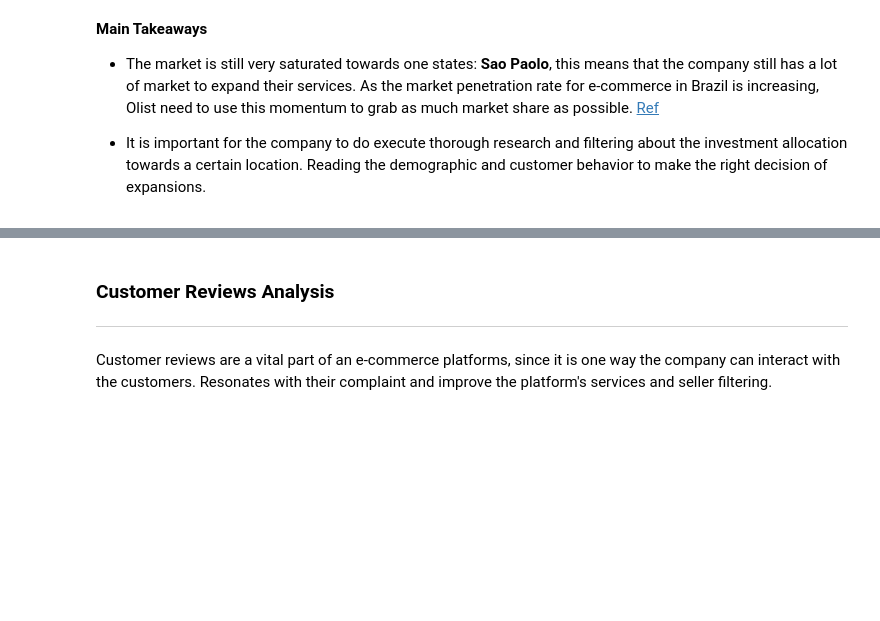
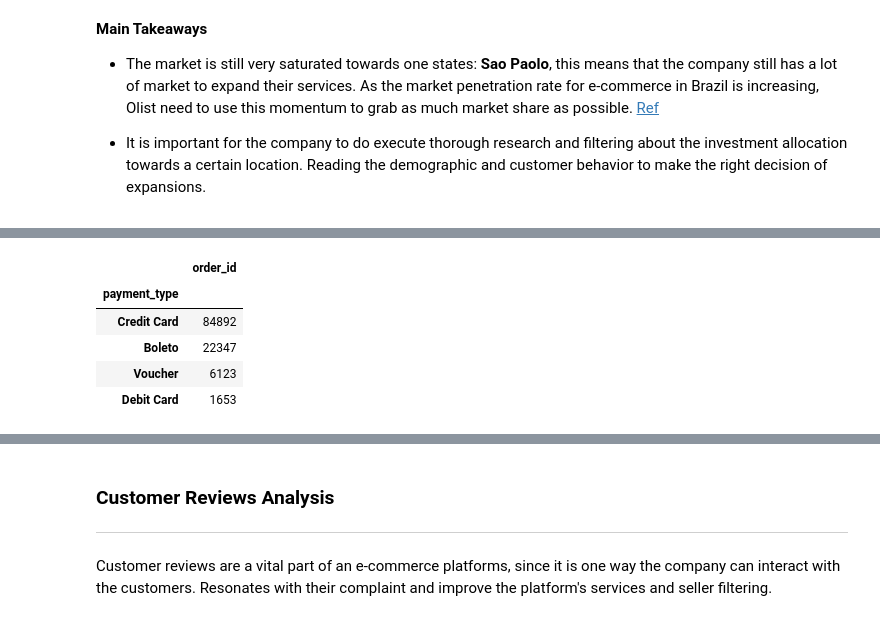
Before and after one commit to atthabrizi/brazillian_ecommerce_clustering, a Jupyter notebook: 02. strategic-data-analysis.ipynb, the cells around one changed output, grey strips where cells are left out. Drawn from its saved outputs; the diff is of its cells as text; code cells hidden in the pictures; blank space fills up the shorter version.

```diff
--- a/02. strategic-data-analysis.ipynb
+++ b/02. strategic-data-analysis.ipynb
@@ -361,0 +366,10 @@ plt.show()
+# %%
+types_payment = transactions.groupby(by='payment_type').count()['order_id'].sort_values(ascending=False).to_frame()
+types_payment
+# %% [output]
+|  | order_id |
+| payment_type |  |
+| Credit Card | 84892 |
+| Boleto | 22347 |
+| Voucher | 6123 |
+| Debit Card | 1653 |
```
Also changed, not shown: parts of 10 cells of this notebook.
